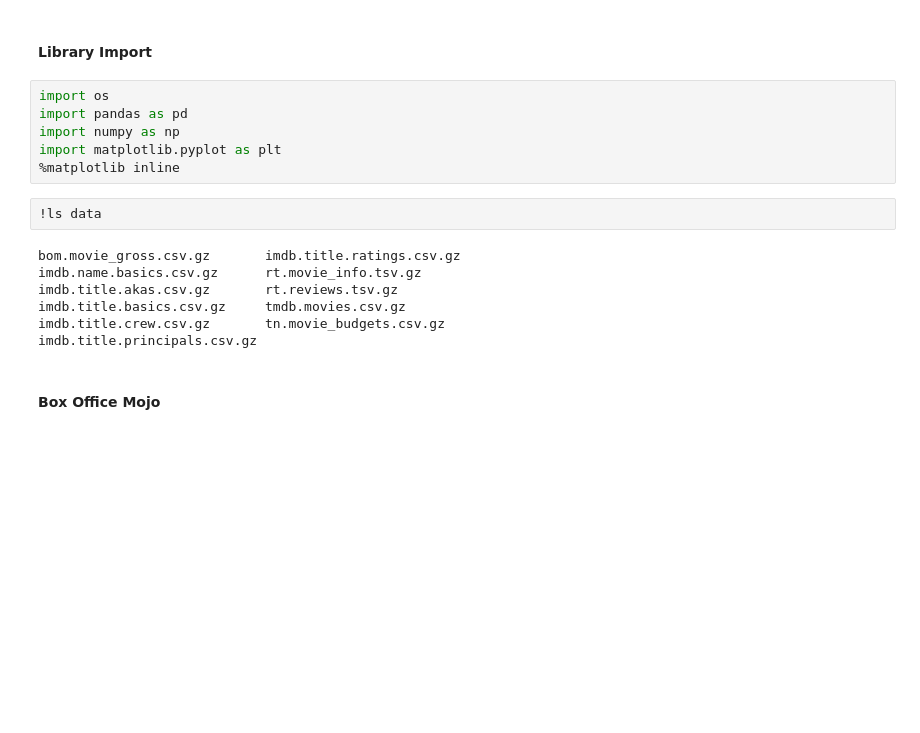
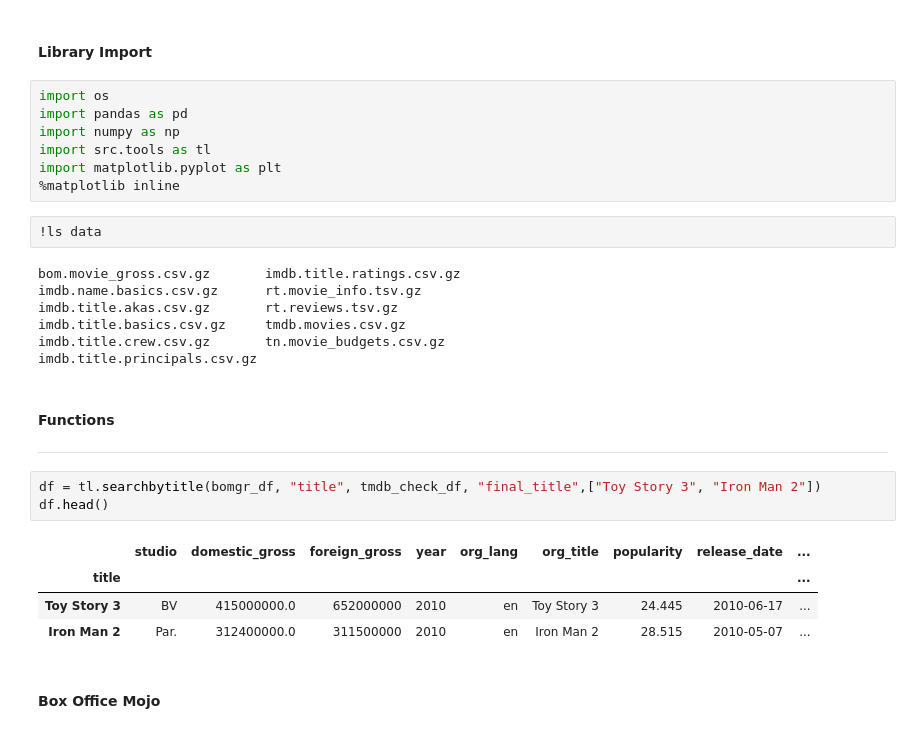
Before and after one commit to yunghanjeong/091420NYCDS_P1_G2_Project, a Jupyter notebook: prelim_dea_yung.ipynb, the cells around one changed output. Saved outputs shown, nothing was run; the diff lists cells and outputs as text; blank space fills up the shorter version.

Commit message:
added tools.py for easier analysis

```diff
--- a/prelim_dea_yung.ipynb
+++ b/prelim_dea_yung.ipynb
@@ -57,6 +57,7 @@ Team Member - Cierra Andaur
 import os
 import pandas as pd
 import numpy as np
+import src.tools as tl
 import matplotlib.pyplot as plt
 %matplotlib inline
 # %%
@@ -68,6 +69,18 @@ imdb.title.akas.csv.gz       rt.reviews.tsv.gz
 imdb.title.basics.csv.gz     tmdb.movies.csv.gz
 imdb.title.crew.csv.gz       tn.movie_budgets.csv.gz
 imdb.title.principals.csv.gz
+# %% [markdown]
+#### Functions
+
+***
+# %%
+df = tl.searchbytitle(bomgr_df, "title", tmdb_check_df, "final_title",["Toy Story 3", "Iron Man 2"])
+df.head()
+# %% [output]
+|  | studio | domestic_gross | foreign_gross | year | org_lang | org_title | popularity | release_date | ... |
+| title |  |  |  |  |  |  |  |  | ... |
+| Toy Story 3 | BV | 415000000.0 | 652000000 | 2010 | en | Toy Story 3 | 24.445 | 2010-06-17 | ... |
+| Iron Man 2 | Par. | 312400000.0 | 311500000 | 2010 | en | Iron Man 2 | 28.515 | 2010-05-07 | ... |
 # %% [markdown]
 #### Box Office Mojo
 # %%
```
Also changed, not shown: parts of 9 cells of this notebook, 1 other file.
